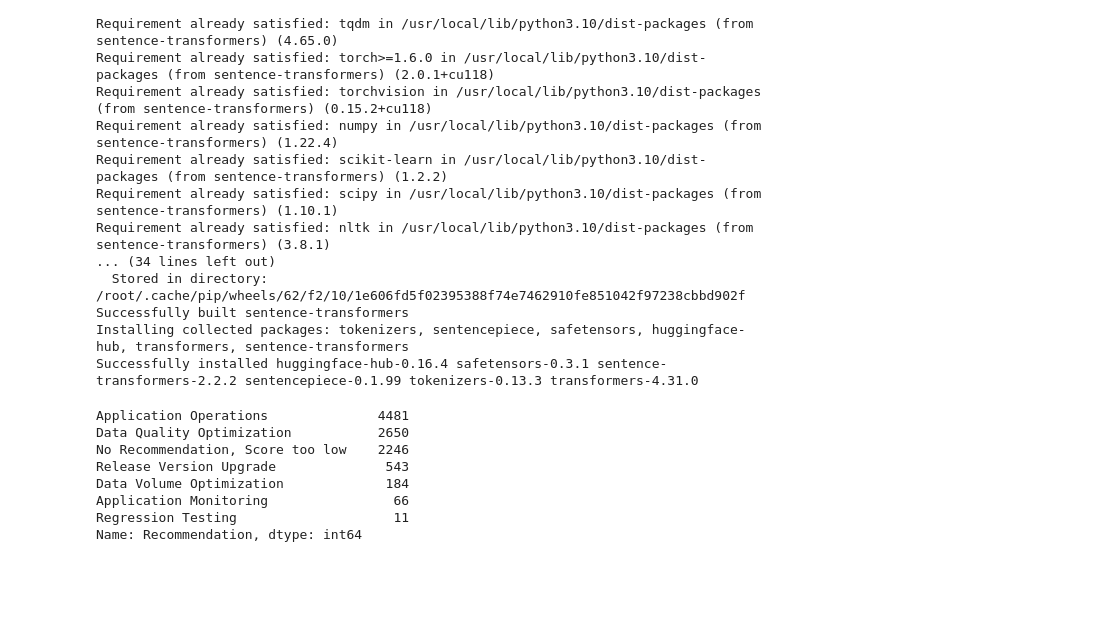
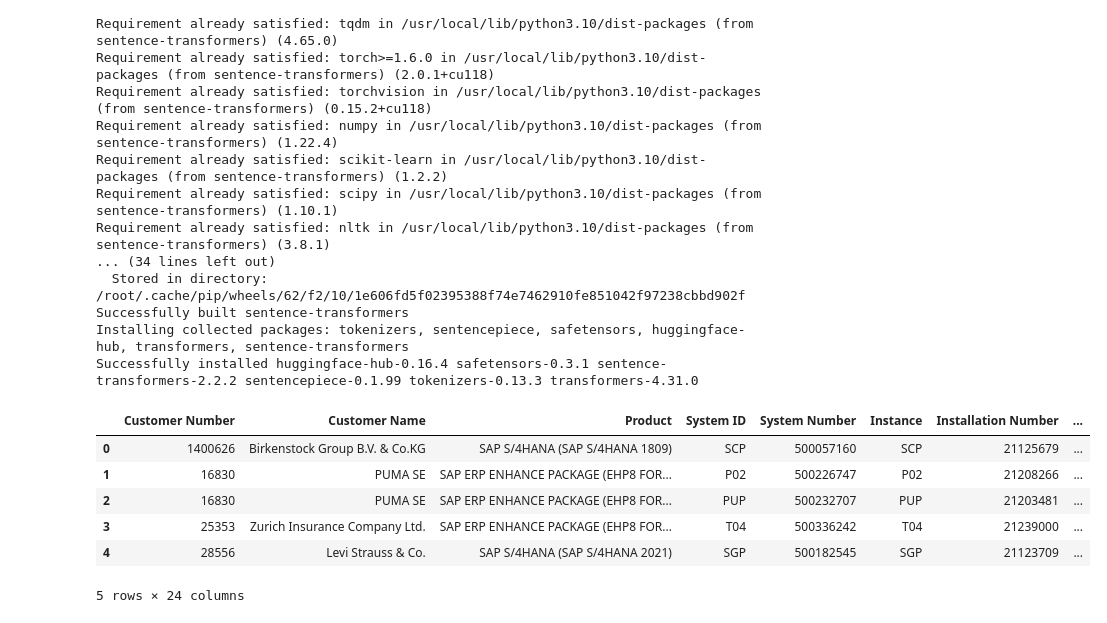
Before and after one commit to SAPShikha/GargShikha.github.io, a Jupyter notebook: EWA_Analysis.ipynb, the cells around one changed output. Saved outputs shown, nothing was run; the diff lists cells and outputs as text; code cells hidden in the pictures; blank space fills up the shorter version.

```diff
--- a/EWA_Analysis.ipynb
+++ b/EWA_Analysis.ipynb
@@ -166,4 +165,34 @@ df2['score4'] = df2.apply(lambda x: round(sentransformer_similarity(x['cleaned_t
 df2['score5'] = df2.apply(lambda x: round(sentransformer_similarity(x['cleaned_text'],  x['Application_monitoring']).tolist()[0][0],2), axis=1)
 # %%
 df2['score6'] = df2.apply(lambda x: round(sentransformer_similarity(x['cleaned_text'],  x['Regression_testing']).tolist()[0][0],2), axis=1)
+# %%
+l = []
+avg = []
+for index,row in df2.iterrows():
+  arr = [row['score1'], row['score2'],row['score3'], row['score4'], row['score5'], row['score6']]
+  avg.append(round(sum(arr)/len(arr),2))
+  l.append(max( (v, i) for i, v in enumerate(arr) )[1] + 1)
+df2['Recommendation'] = l
+df2['Avg_score'] = avg
+
+df2['Recommendation'] = np.where(df2['Avg_score'] < 0.05, -1, df2['Recommendation'])
+
+mapp = {1:'Release Version Upgrade',
+        2:'Application Operations',
+        3:'Data Quality Optimization',
+        4:'Data Volume Optimization',
+        5:'Application Monitoring',
+        6:'Regression Testing',
+        -1:'No Recommendation, Scores are too low'}
+
+df2 = df2.replace({'Recommendation':mapp})
+df2.head()
+# %% [output]
+|  | Customer Number | Customer Name | Product | System ID | System Number | Instance | Installation Number | ... |
+| 0 | 1400626 | Birkenstock Group B.V. & Co.KG | SAP S/4HANA (SAP S/4HANA 1809) | SCP | 500057160 | SCP | 21125679 | ... |
+| 1 | 16830 | PUMA SE | SAP ERP ENHANCE PACKAGE (EHP8 FOR... | P02 | 500226747 | P02 | 21208266 | ... |
+| 2 | 16830 | PUMA SE | SAP ERP ENHANCE PACKAGE (EHP8 FOR... | PUP | 500232707 | PUP | 21203481 | ... |
+| 3 | 25353 | Zurich Insurance Company Ltd. | SAP ERP ENHANCE PACKAGE (EHP8 FOR... | T04 | 500336242 | T04 | 21239000 | ... |
+| 4 | 28556 | Levi Strauss & Co. | SAP S/4HANA (SAP S/4HANA 2021) | SGP | 500182545 | SGP | 21123709 | ... |
+5 rows × 24 columns
 # %%
@@ -194,11 +201,0 @@ df2.head()
-# %%
-df2['Recommendation'].value_counts()
-# %% [output]
-Application Operations              4481
-Data Quality Optimization           2650
-No Recommendation, Score too low    2246
-Release Version Upgrade              543
-Data Volume Optimization             184
-Application Monitoring                66
-Regression Testing                    11
-Name: Recommendation, dtype: int64
```
Also changed, not shown: parts of 7 cells of this notebook.
